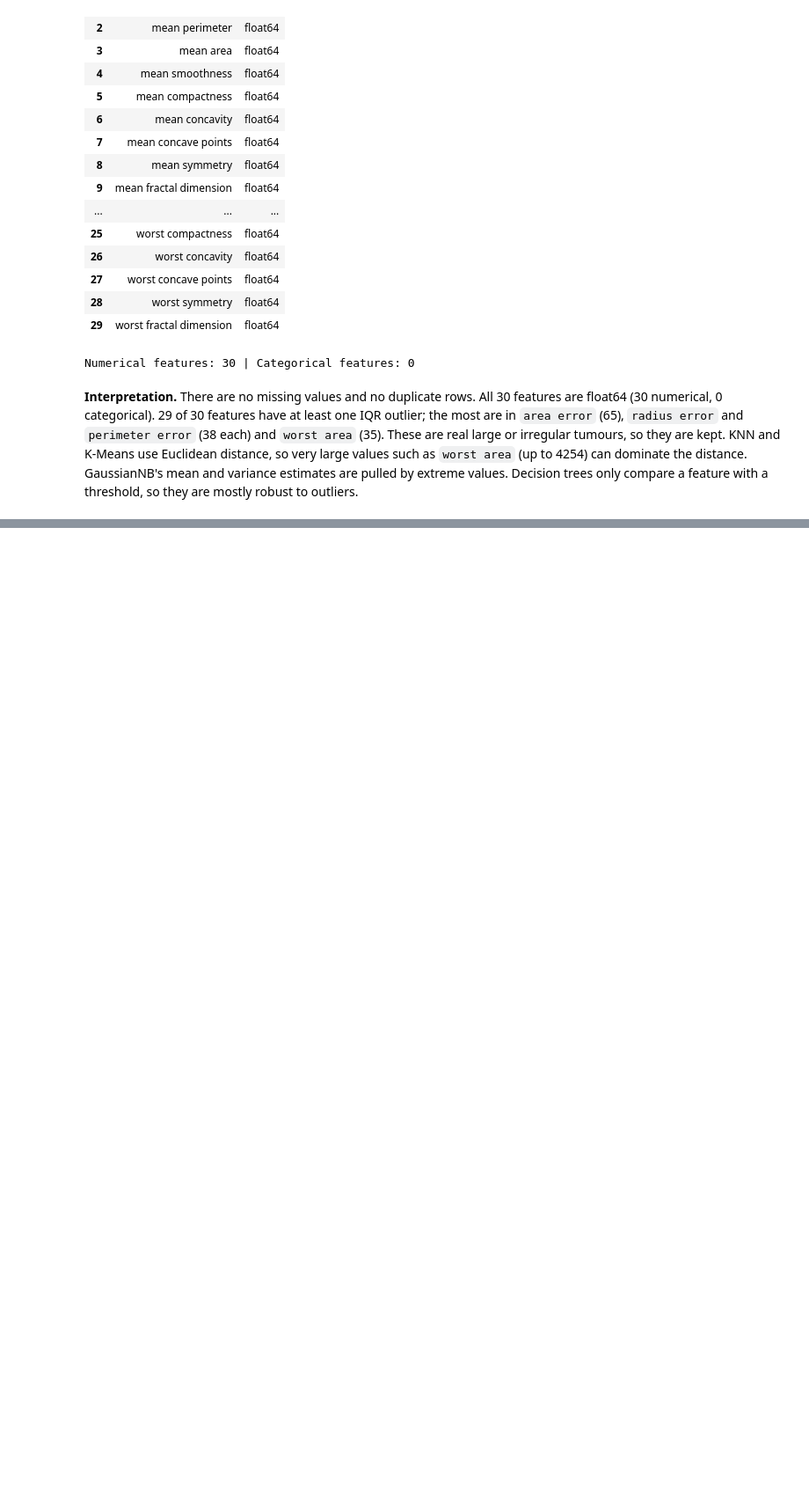
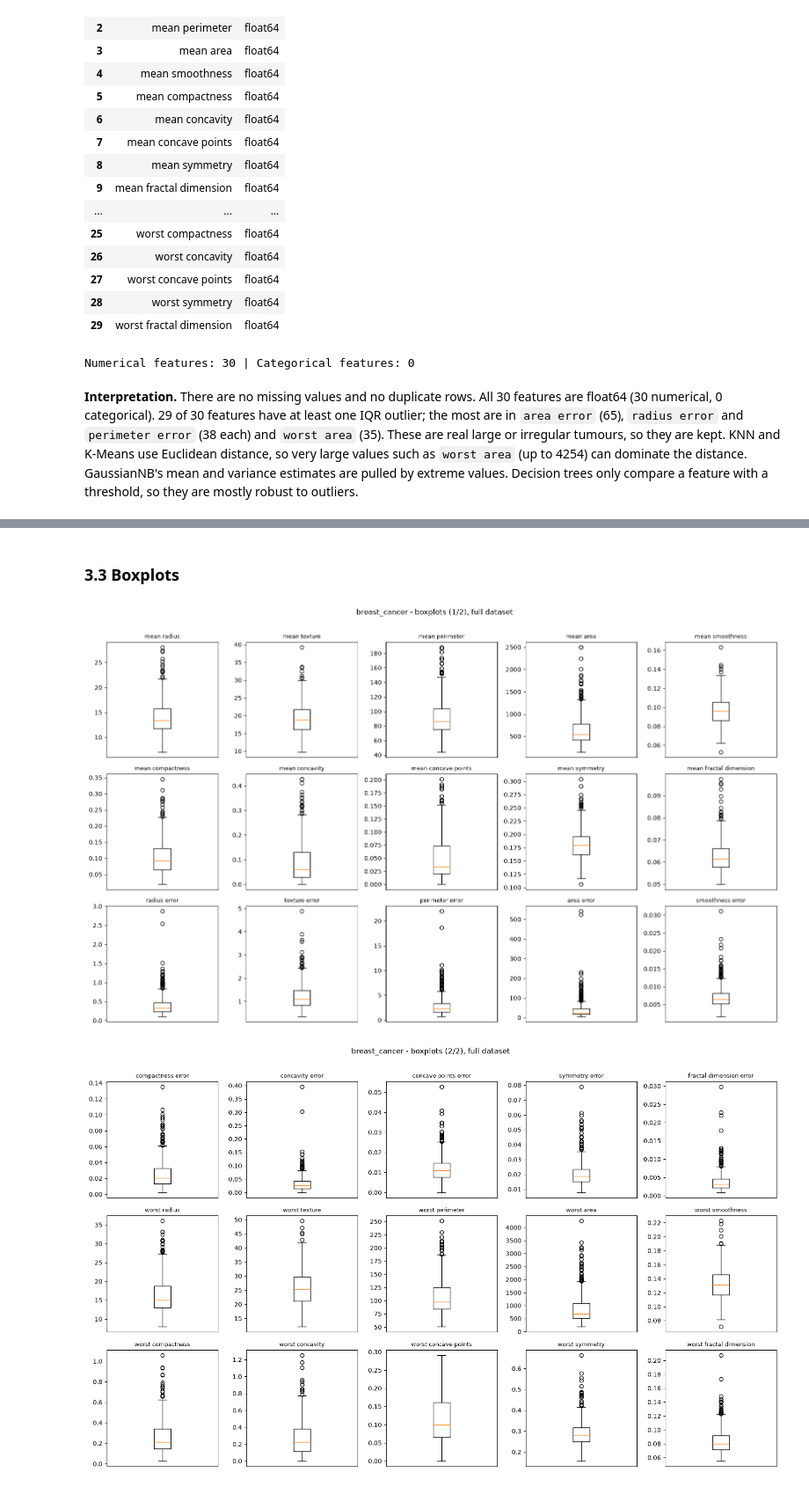
Before and after one commit to selenasurucu/machine-learning-midterm, a Jupyter notebook: breast_cancer.ipynb, the cells around one changed output, grey strips where cells are left out. Shown at 88% size. Saved outputs shown, nothing was run; the diff lists cells and outputs as text; code cells hidden in the pictures; blank space fills up the shorter version.

```diff
--- a/breast_cancer.ipynb
+++ b/breast_cancer.ipynb
@@ -147,0 +189,7 @@ Numerical features: 30 | Categorical features: 0
+# %% [markdown]
+### 3.3 Boxplots
+# %%
+utils.plot_boxplots(X, DATASET, per_figure=15)
+# %% [output]
+[figure, added]
+[figure, added]
```
Also changed, not shown: parts of 6 cells of this notebook, 5 other files.
